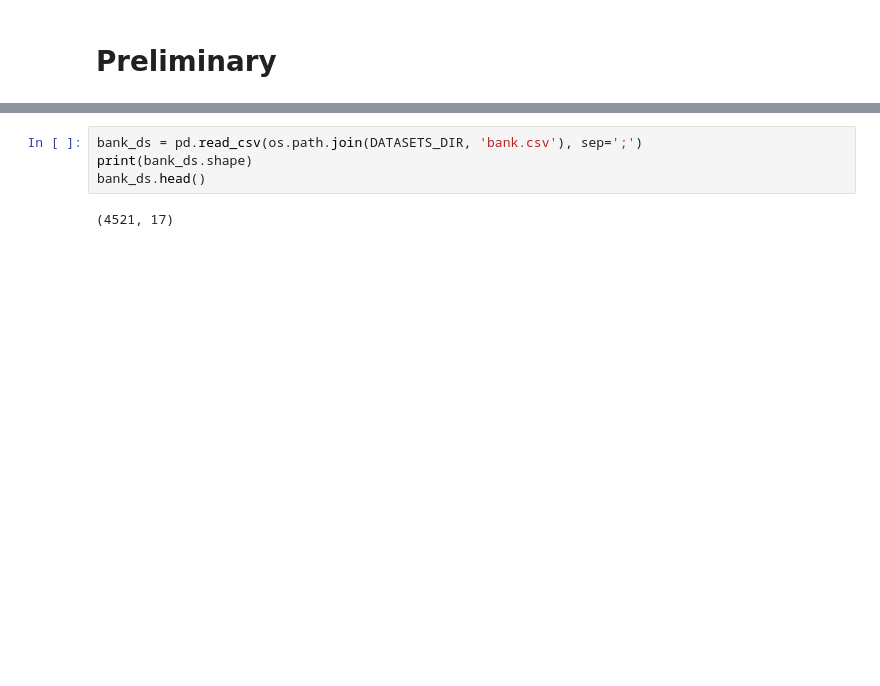
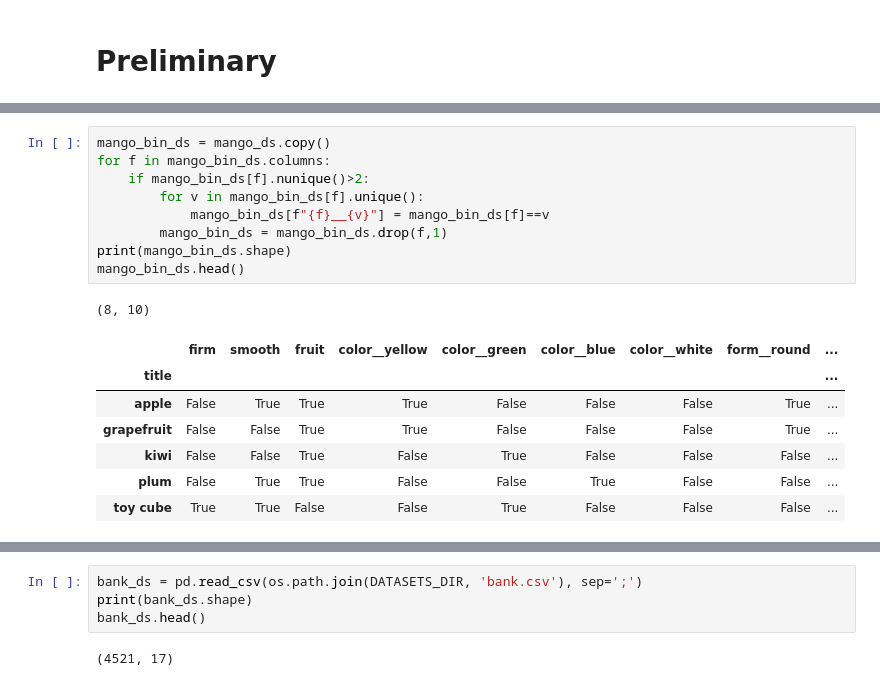
Before and after one commit to EgorDudyrev/FCA_BB_interpret, a Jupyter notebook: notebooks/2020.01.27-Implications_And_Hypotheses.ipynb, the cells around one changed output, grey strips where cells are left out. Saved outputs shown, nothing was run; the diff lists cells and outputs as text; blank space fills up the shorter version.

```diff
--- a/notebooks/2020.01.27-Implications_And_Hypotheses.ipynb
+++ b/notebooks/2020.01.27-Implications_And_Hypotheses.ipynb
@@ -25,0 +43,18 @@ from importlib import reload
+# %%
+mango_bin_ds = mango_ds.copy()
+for f in mango_bin_ds.columns:
+    if mango_bin_ds[f].nunique()>2:
+        for v in mango_bin_ds[f].unique():
+            mango_bin_ds[f"{f}__{v}"] = mango_bin_ds[f]==v
+        mango_bin_ds = mango_bin_ds.drop(f,1)
+print(mango_bin_ds.shape)
+mango_bin_ds.head()
+# %% [output]
+(8, 10)
+|  | firm | smooth | fruit | color__yellow | color__green | color__blue | color__white | form__round | ... |
+| title |  |  |  |  |  |  |  |  | ... |
+| apple | False | True | True | True | False | False | False | True | ... |
+| grapefruit | False | False | True | True | False | False | False | True | ... |
+| kiwi | False | False | True | False | True | False | False | False | ... |
+| plum | False | True | True | False | False | True | False | False | ... |
+| toy cube | True | True | False | False | True | False | False | False | ... |
```
Also changed, not shown: parts of 14 cells of this notebook.
